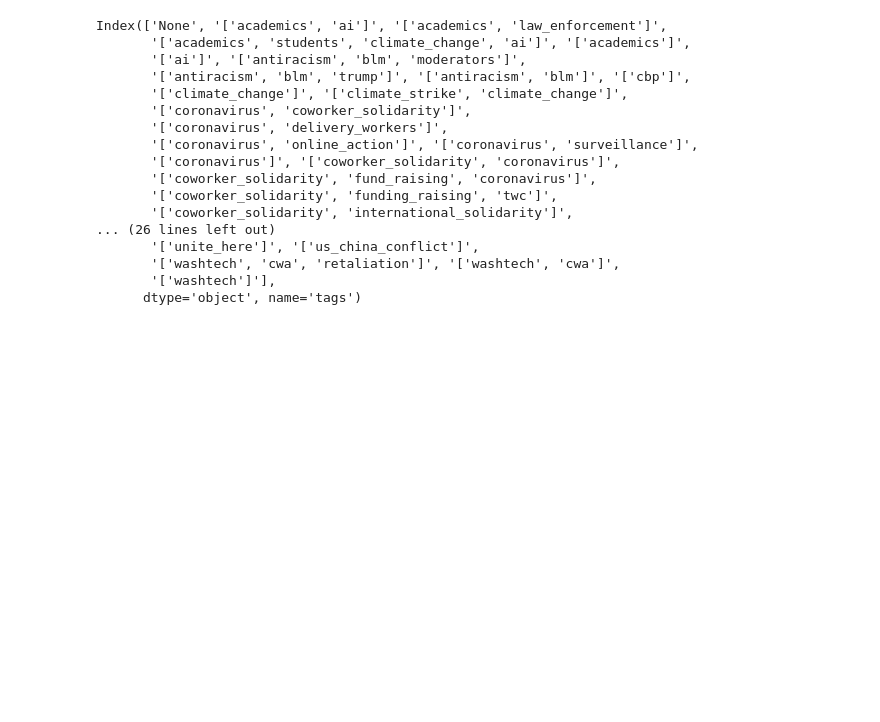
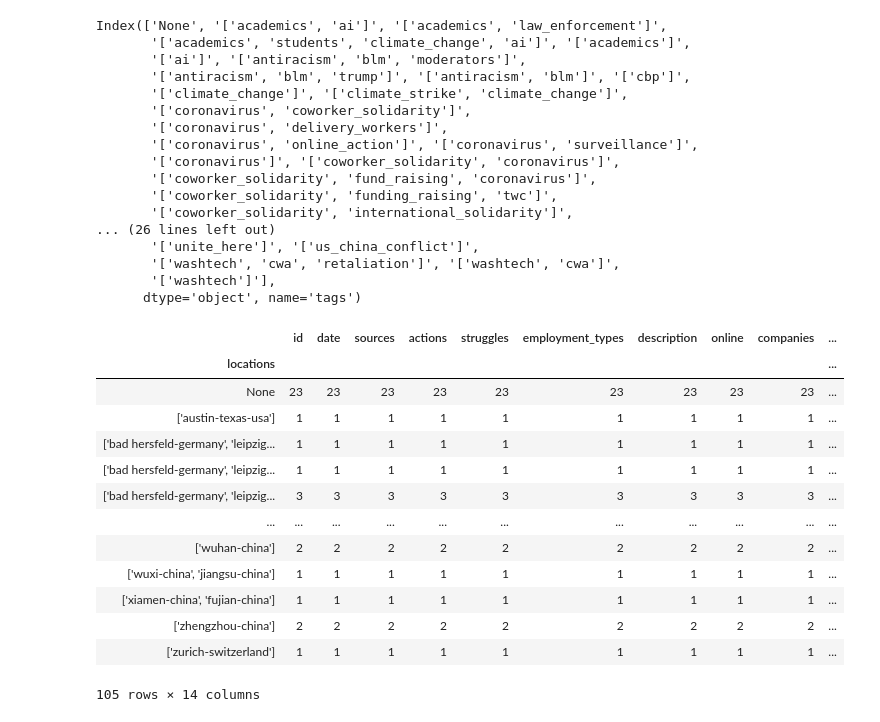
Before and after one commit to collective-action/tech, a Jupyter notebook: analysis/EDA_Visualizations.ipynb, the cells around one changed output. Drawn from its saved outputs; the diff is of its cells as text; code cells hidden in the pictures; blank space fills up the shorter version.

```diff
--- a/analysis/EDA_Visualizations.ipynb
+++ b/analysis/EDA_Visualizations.ipynb
@@ -214,6 +214,23 @@ Index(['None', '['academics', 'ai']', '['academics', 'law_enforcement']',
        '['washtech', 'cwa', 'retaliation']', '['washtech', 'cwa']',
        '['washtech']'],
       dtype='object', name='tags')
+# %%
+df.groupby(["locations"]).count()
+# %% [output]
+|  | id | date | sources | actions | struggles | employment_types | description | online | companies | ... |
+| locations |  |  |  |  |  |  |  |  |  | ... |
+| None | 23 | 23 | 23 | 23 | 23 | 23 | 23 | 23 | 23 | ... |
+| ['austin-texas-usa'] | 1 | 1 | 1 | 1 | 1 | 1 | 1 | 1 | 1 | ... |
+| ['bad hersfeld-germany', 'leipzig... | 1 | 1 | 1 | 1 | 1 | 1 | 1 | 1 | 1 | ... |
+| ['bad hersfeld-germany', 'leipzig... | 1 | 1 | 1 | 1 | 1 | 1 | 1 | 1 | 1 | ... |
+| ['bad hersfeld-germany', 'leipzig... | 3 | 3 | 3 | 3 | 3 | 3 | 3 | 3 | 3 | ... |
+| ... | ... | ... | ... | ... | ... | ... | ... | ... | ... | ... |
+| ['wuhan-china'] | 2 | 2 | 2 | 2 | 2 | 2 | 2 | 2 | 2 | ... |
+| ['wuxi-china', 'jiangsu-china'] | 1 | 1 | 1 | 1 | 1 | 1 | 1 | 1 | 1 | ... |
+| ['xiamen-china', 'fujian-china'] | 1 | 1 | 1 | 1 | 1 | 1 | 1 | 1 | 1 | ... |
+| ['zhengzhou-china'] | 2 | 2 | 2 | 2 | 2 | 2 | 2 | 2 | 2 | ... |
+| ['zurich-switzerland'] | 1 | 1 | 1 | 1 | 1 | 1 | 1 | 1 | 1 | ... |
+105 rows × 14 columns
 # %%
 df.groupby(["addresses"]).count()
 # %% [output]
```
